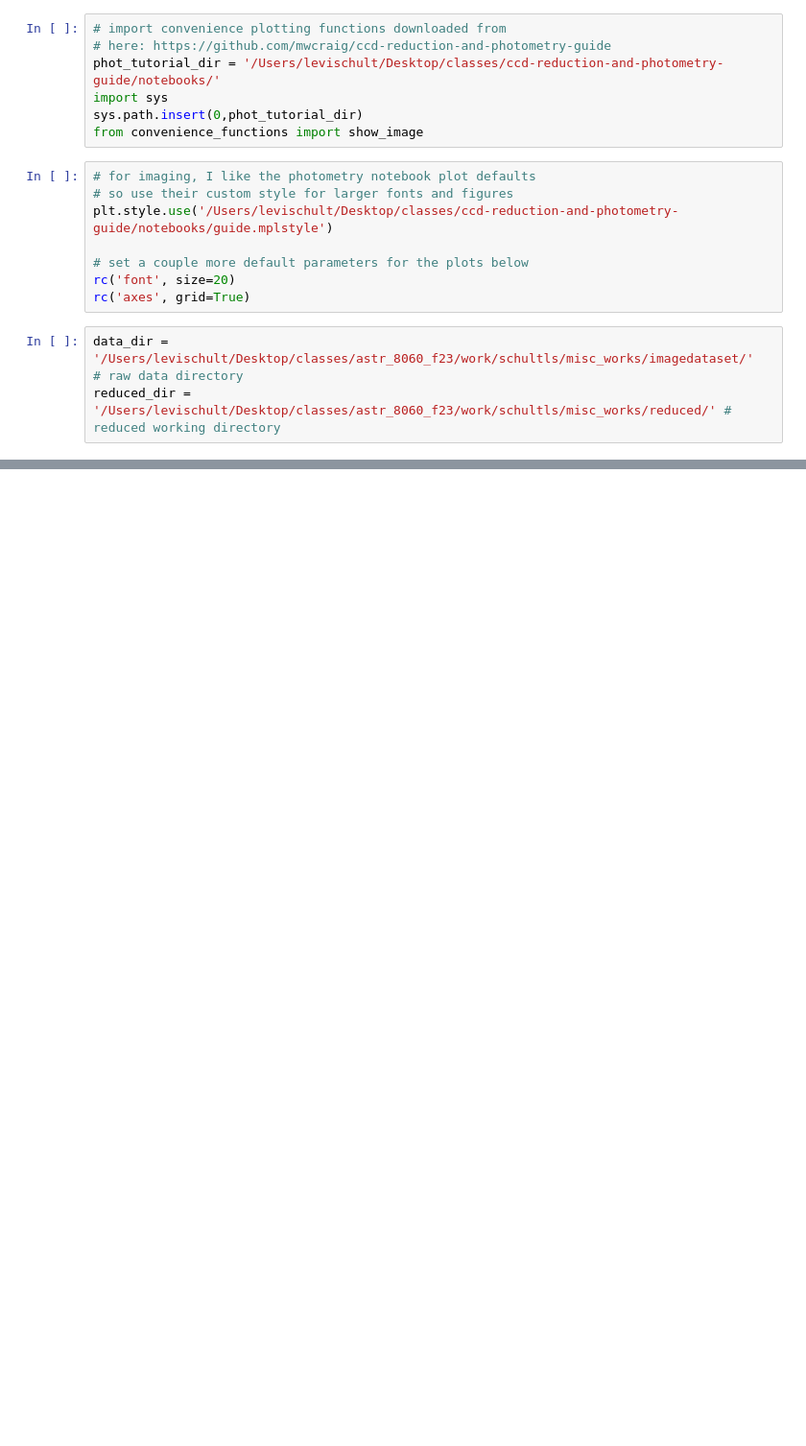
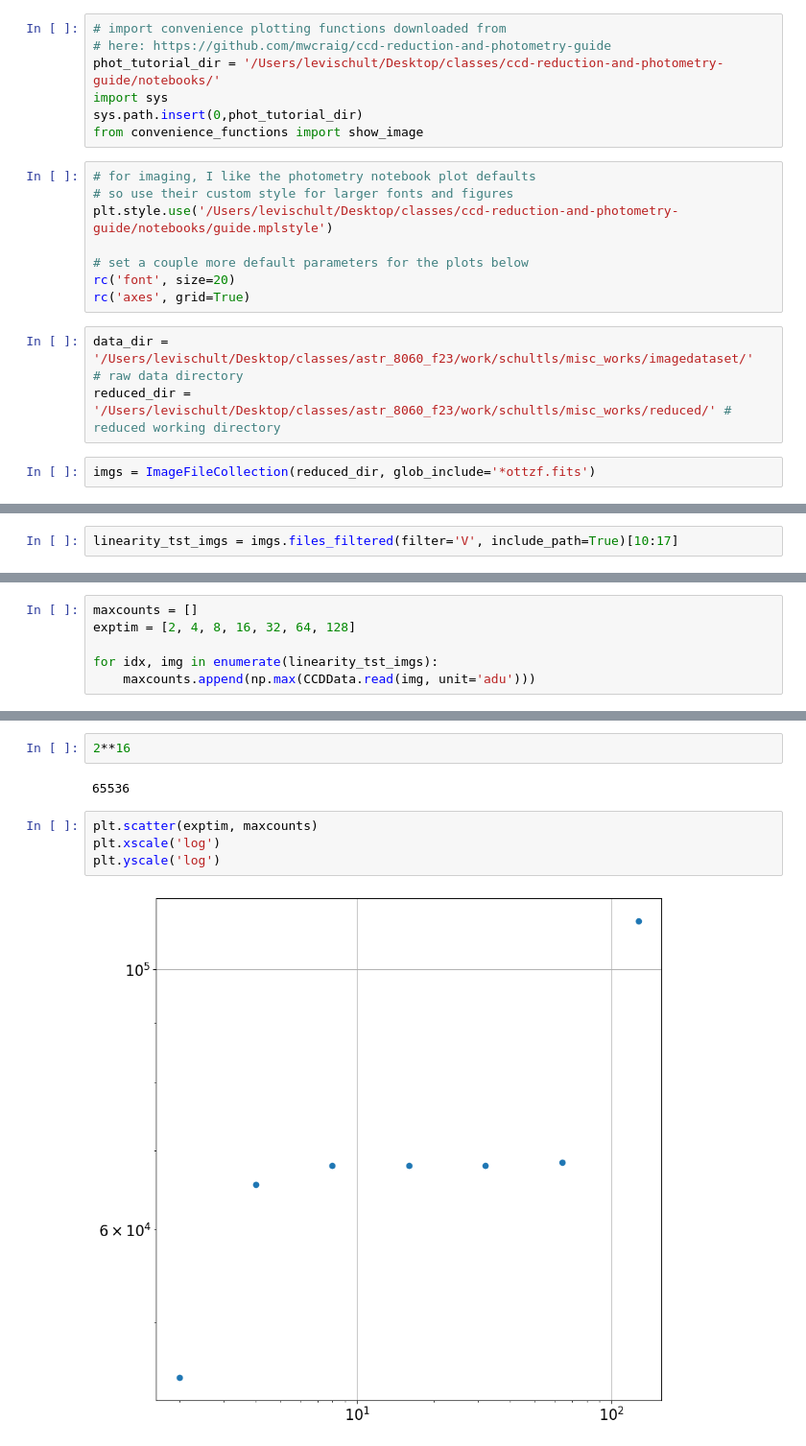
Before and after one commit to VanderbiltAstronomy/astr_8060_f23, a Jupyter notebook: work/schultls/hw6/hw6_nb.ipynb, the cells around one changed output, grey strips where cells are left out. Shown at 96% size. Cells and saved outputs as stored; diff of their text form; blank space fills up the shorter version.

```diff
--- a/work/schultls/hw6/hw6_nb.ipynb
+++ b/work/schultls/hw6/hw6_nb.ipynb
@@ -33,3 +62,5 @@ rc('axes', grid=True)
 # %%
 data_dir = '/Users/levischult/Desktop/classes/astr_8060_f23/work/schultls/misc_works/imagedataset/'            # raw data directory
 reduced_dir = '/Users/levischult/Desktop/classes/astr_8060_f23/work/schultls/misc_works/reduced/' # reduced working directory
+# %%
+imgs = ImageFileCollection(reduced_dir, glob_include='*ottzf.fits')
@@ -35,0 +89,2 @@ reduced_dir = '/Users/levischult/Desktop/classes/astr_8060_f23/work/schultls/mis
+# %%
+linearity_tst_imgs = imgs.files_filtered(filter='V', include_path=True)[10:17]
@@ -35,0 +99,6 @@ reduced_dir = '/Users/levischult/Desktop/classes/astr_8060_f23/work/schultls/mis
+# %%
+maxcounts = []
+exptim = [2, 4, 8, 16, 32, 64, 128]
+
+for idx, img in enumerate(linearity_tst_imgs):
+    maxcounts.append(np.max(CCDData.read(img, unit='adu')))
@@ -35,0 +132,10 @@ reduced_dir = '/Users/levischult/Desktop/classes/astr_8060_f23/work/schultls/mis
+# %%
+2**16
+# %% [output]
+65536
+# %%
+plt.scatter(exptim, maxcounts)
+plt.xscale('log')
+plt.yscale('log')
+# %% [output]
+[figure, added]
```
Also changed, not shown: parts of 14 cells of this notebook.
